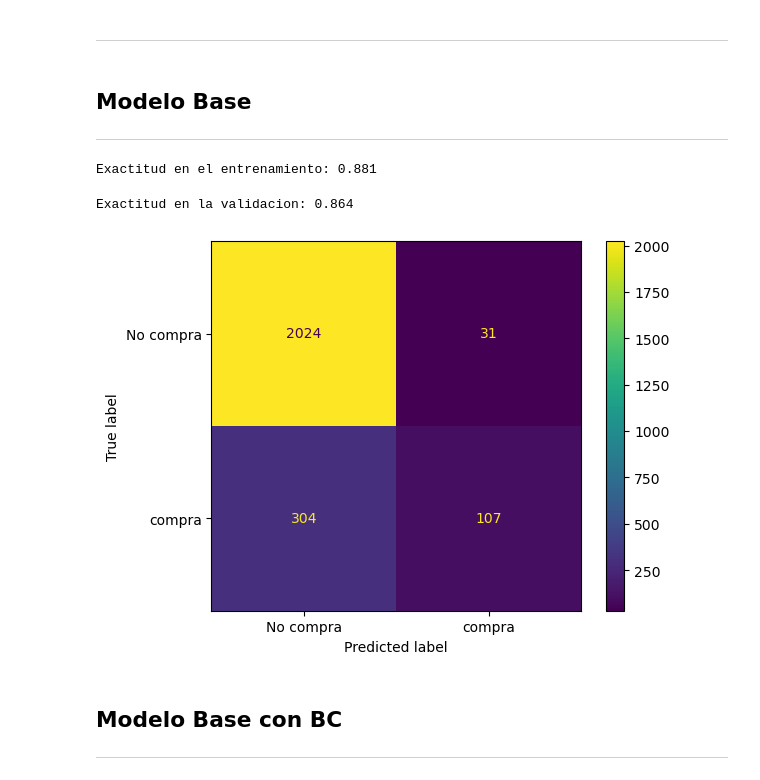
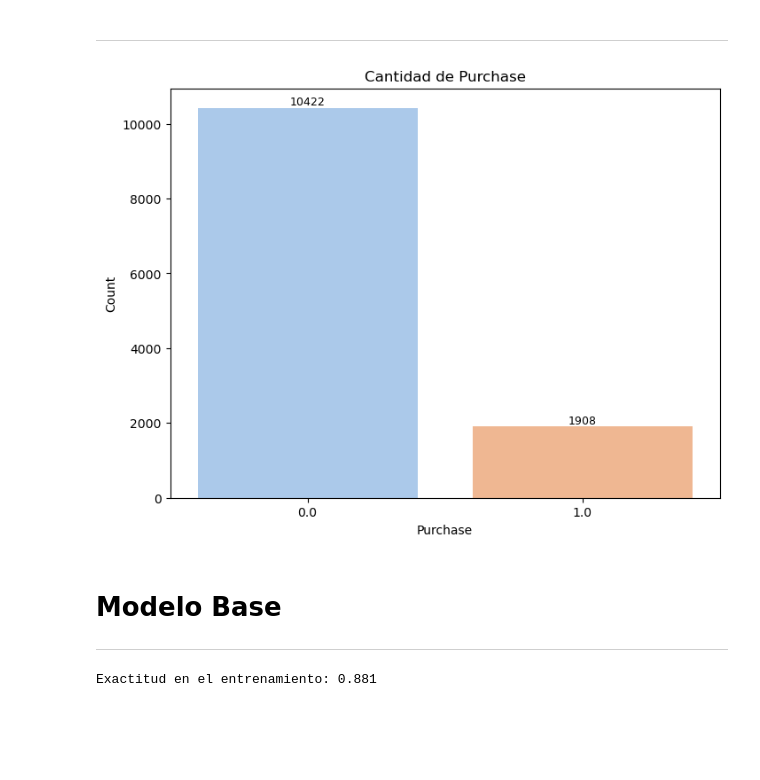
Before and after one commit to Leostark95/Anal-tica-II---Proyecto-1, a Jupyter notebook: decision_tree.ipynb, the cells around one changed output. Cells and saved outputs as stored; diff of their text form; code cells hidden in the pictures; blank space fills up the shorter version.

```diff
--- a/decision_tree.ipynb
+++ b/decision_tree.ipynb
@@ -88,7 +88,7 @@ df = pd.concat([df_nums, df_cats_dummies], axis=1)
 # %%
 # df_1 concatenado variables escaladas y dummizadas
 
-df_1 = pd.concat([df_nums_scaled, df_cats_dummies], axis=1)
+df_final = pd.concat([df_nums_scaled, df_cats_dummies], axis=1)
 # %% [markdown]
 ---
 # %%
@@ -104,8 +104,32 @@ Tamaño del conjunto de entrenamiento:  (9864, 74)
 Tamaño del conjunto de validación:  (2466, 74)
 # %% [markdown]
 ---
+# %%
+# Conteo de la varibale objetivo Purchase
+conteo_purchase = df_final['Purchase'].value_counts()
+
+# Colores personalizados para las barras
+colores = sns.color_palette('pastel', len(conteo_purchase))
+
+# Crear el gráfico de barras con los mismos colores
+plt.figure(figsize=(8, 6))
+ax = sns.barplot(x=conteo_purchase.index, y=conteo_purchase.values, palette=colores)
+
+# Añadir etiquetas y título
+plt.xlabel('Purchase')
+plt.ylabel('Count')
+plt.title('Cantidad de Purchase')
+
+# Añadir etiquetas a las barras
+for i, v in enumerate(conteo_purchase.values):
+    ax.text(i, v + 0.1, str(v), ha='center', va='bottom', fontsize=9)
+
+# Mostrar el gráfico
+plt.show()
+# %% [output]
+[figure, added]
 # %% [markdown]
-## <font color='056938'> **Modelo Base** </font>
+# <font color='157699'> **Modelo Base** </font>
 ---
 # %%
 # Entrenamiento del modelo
@@ -119,19 +143,3 @@ y_train_pred = modelo.predict(X_train)
 print('Exactitud en el entrenamiento: %.3f'  %accuracy_score(y_train, y_train_pred))
 # %% [output]
 Exactitud en el entrenamiento: 0.881
-# %%
-y_pred = modelo.predict(X_test)
-# Exactitud en el conjunto de validación
-print('Exactitud en la validacion: %.3f'  %accuracy_score(y_test, y_pred))
-# %% [output]
-Exactitud en la validacion: 0.864
-# %%
-mc= confusion_matrix(y_test, y_pred)
-mc_display = ConfusionMatrixDisplay(confusion_matrix=mc, display_labels=['No compra', 'compra'])
-mc_display.plot()
-plt.show()
-# %% [output]
-[figure, removed]
-# %% [markdown]
-## <font color='056938'> **Modelo Base con BC** </font>
----
```
Also changed, not shown: parts of 133 cells of this notebook.
